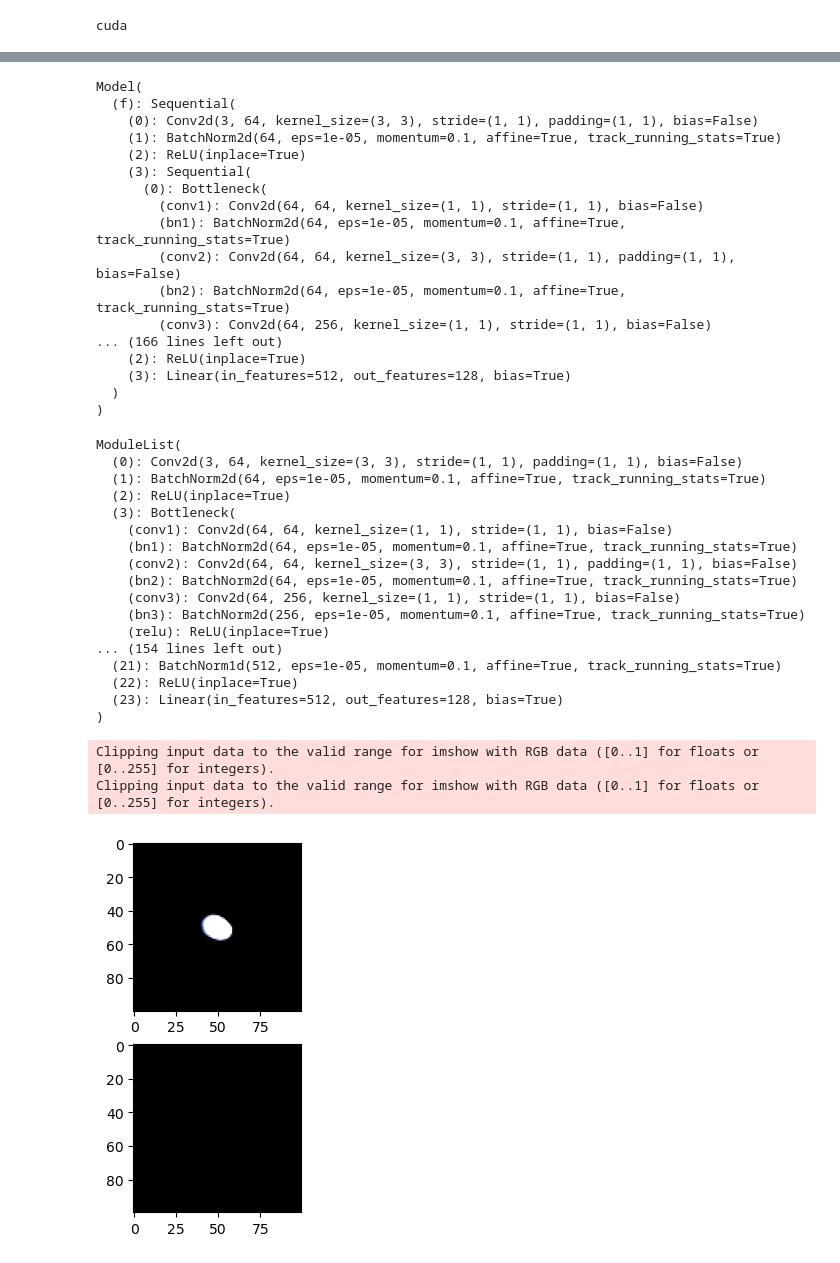
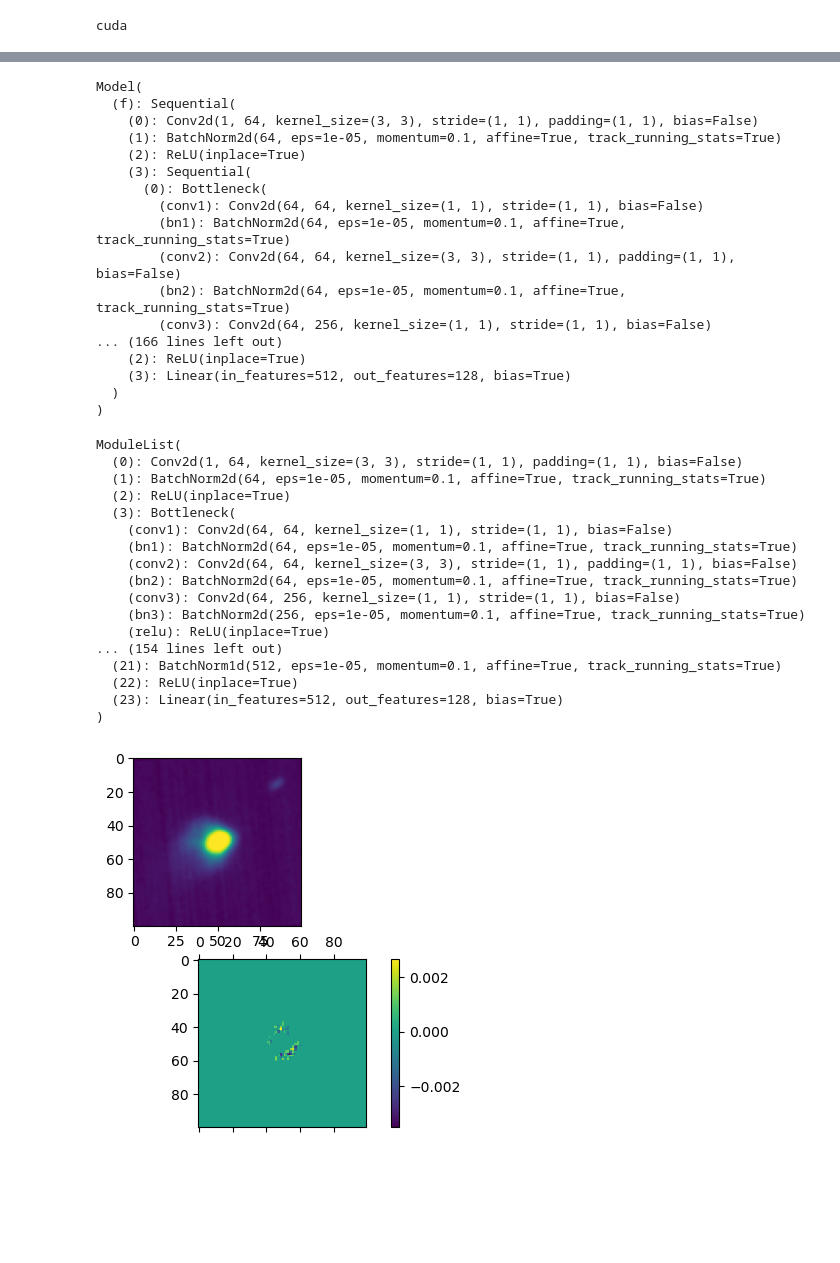
Before and after one commit to satomm1/SimCLR-1, a Jupyter notebook: SimCLR Analysis.ipynb, the cells around one changed output, grey strips where cells are left out. Drawn from its saved outputs; the diff is of its cells as text; code cells hidden in the pictures; blank space fills up the shorter version.

```diff
--- a/SimCLR Analysis.ipynb
+++ b/SimCLR Analysis.ipynb
@@ -30,6 +30,8 @@ train_loader = DataLoader(train_data, batch_size=batch_size, shuffle=True, num_w
 
 # model setup and optimizer config
 model = Model(feature_dim).cuda()
+model.f[0] = nn.Conv2d(1, 64, kernel_size=(3, 3), stride=(1, 1), padding=(1, 1), bias=False)
+model = model.cuda()
 # %%
 PATH = 'results/128_0.5_200_128_50_model.pth'
 
@@ -178,7 +180,7 @@ model
 # %% [output]
 Model(
   (f): Sequential(
-    (0): Conv2d(3, 64, kernel_size=(3, 3), stride=(1, 1), padding=(1, 1), bias=False)
+    (0): Conv2d(1, 64, kernel_size=(3, 3), stride=(1, 1), padding=(1, 1), bias=False)
     (1): BatchNorm2d(64, eps=1e-05, momentum=0.1, affine=True, track_running_stats=True)
     (2): ReLU(inplace=True)
     (3): Sequential(
@@ -197,7 +199,7 @@ Model(
 lrp.layers
 # %% [output]
 ModuleList(
-  (0): Conv2d(3, 64, kernel_size=(3, 3), stride=(1, 1), padding=(1, 1), bias=False)
+  (0): Conv2d(1, 64, kernel_size=(3, 3), stride=(1, 1), padding=(1, 1), bias=False)
   (1): BatchNorm2d(64, eps=1e-05, momentum=0.1, affine=True, track_running_stats=True)
   (2): ReLU(inplace=True)
   (3): Bottleneck(
@@ -220,25 +220,23 @@ R=lrp.evaluate(data1, mode='epsilon', depth=0)
+# %%
+R=lrp.evaluate(data1, mode='epsilon', depth=0)
+R = R.cpu().detach().numpy().squeeze()
+R[np.abs(R) < 0.2*np.max(np.abs(R))] = 0 # Only look at most important relevance
 # %%
 # image = data1.numpy().squeeze()
 # image = np.transpose(image, (1,2,0))
 # image = Image.fromarray(image, mode="RGB")
 # image = image.convert(mode='L')
 # image = np.array(image)
 
 image = data1.numpy().squeeze()
-image = np.transpose(image,(1,2,0))
 
-data = R.cpu().detach().numpy().squeeze()
-data = np.transpose(data, (1,2,0))
-# data = Image.fromarray(data, mode="RGB")
-# data = data.convert(mode='L')
-# data = np.array(data)
+# data = R.cpu().detach().numpy().squeeze()
+data = R
 
 fig, axs = plt.subplots(2)
 axs[0].imshow(image)
-heatmap = axs[1].imshow(data)
-# plt.colorbar(heatmap)
+heatmap = axs[1].matshow(data)
+plt.colorbar(heatmap)
 plt.show()
 # %% [output]
-Clipping input data to the valid range for imshow with RGB data ([0..1] for floats or [0..255] for integers).
-Clipping input data to the valid range for imshow with RGB data ([0..1] for floats or [0..255] for integers).
-[figure, old version]
+[figure, new version]
```
Also changed, not shown: parts of 7 cells of this notebook, 1 other file.
